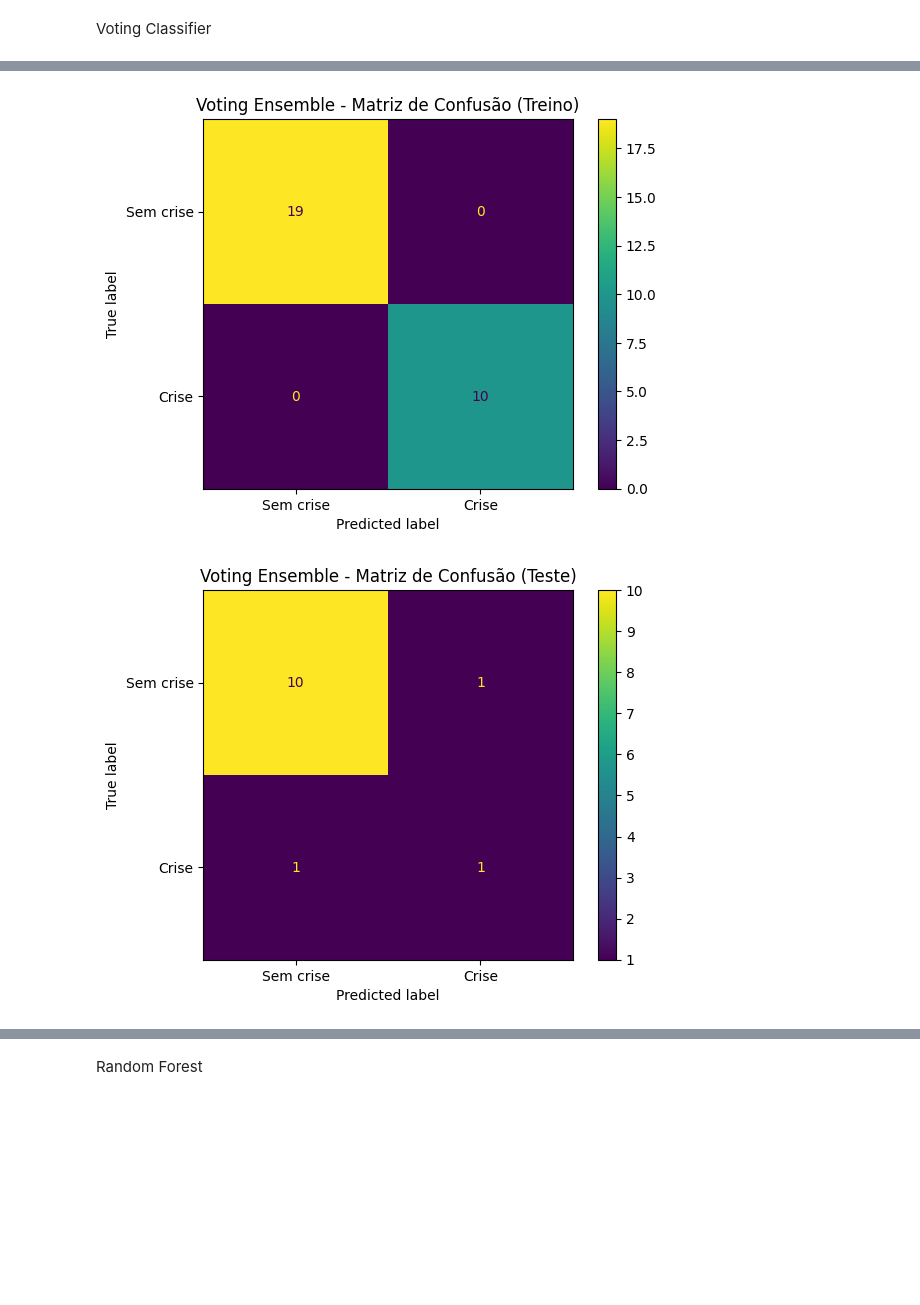
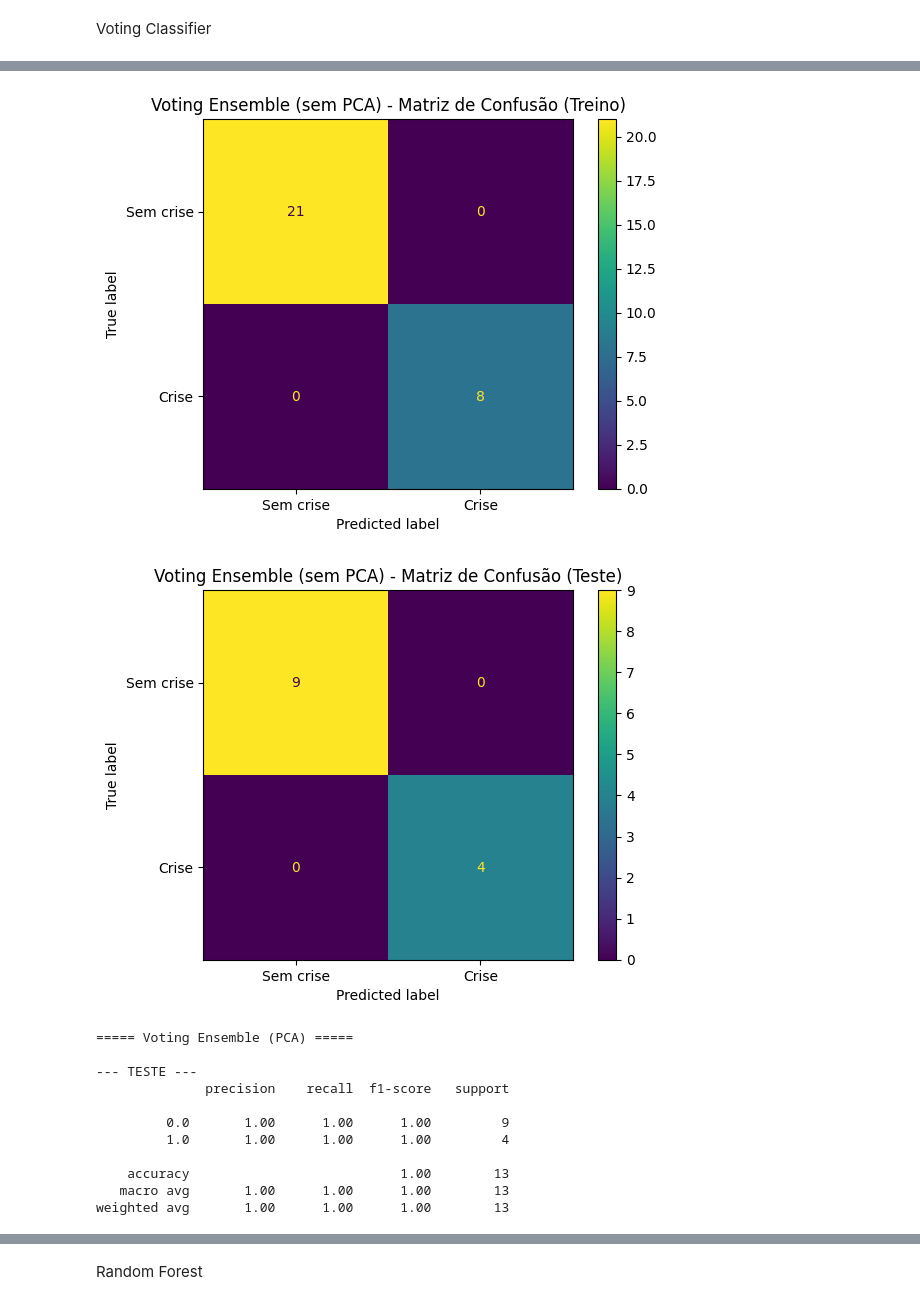
Before and after one commit to tcc-financial-crisis/clusterizacao, a Jupyter notebook: sprint1.ipynb, the cells around one changed output, grey strips where cells are left out. Saved outputs shown, nothing was run; the diff lists cells and outputs as text; code cells hidden in the pictures; blank space fills up the shorter version.

```diff
--- a/sprint1.ipynb
+++ b/sprint1.ipynb
@@ -38,15 +50,23 @@ Divisão entre dados de treino e teste
 # %%
 from sklearn.model_selection import train_test_split
 
-X = df_pca[features]
-y = df_pca["crisis_next_12m"]
+X_no_pca = df_no_pca[features]
+X_pca = df_pca[["pca_1", "pca_2"]]
+y = df_no_pca["crisis_next_12m"]
 
-X_train, X_test, y_train, y_test = train_test_split(
-    X,
+X_train_no_pca, X_test_no_pca, y_train_no_pca, y_test_no_pca = train_test_split(
+    X_no_pca,
     y,
     test_size=0.3,
     random_state=42
 )
+
+X_train_pca, X_test_pca, y_train_pca, y_test_pca = train_test_split(
+    X_pca,
+    y,
+    test_size=0.3,
+    random_state=42
+)
 # %% [markdown]
 Função base de treino, teste e plot dos modelos
 # %%
@@ -231,7 +333,6 @@ from sklearn.linear_model import LogisticRegression
 from sklearn.preprocessing import StandardScaler
 
 # ===== MODELOS BASE =====
-
 knn = Pipeline([
     ("scaler", StandardScaler()),
     ("model", KNeighborsClassifier(n_neighbors=7))
@@ -253,7 +354,7 @@ logreg = Pipeline([
 ])
 
 # ===== VOTING =====
-voting = VotingClassifier(
+voting_no_pca = VotingClassifier(
     estimators=[
         ("knn", knn),
         ("tree", tree),
@@ -262,17 +363,35 @@ voting = VotingClassifier(
     ],
     voting="soft"
 )
+voting_no_pca.fit(X_train_no_pca, y_train_no_pca)
 
-# ===== TREINAR =====
-voting.fit(X_train, y_train)
+avaliar_modelo(
+    voting_no_pca,
+    X_train_no_pca,
+    X_test_no_pca,
+    y_train_no_pca,
+    y_test_no_pca,
+    nome_modelo="Voting Ensemble (sem PCA)"
+)
 
-# ===== AVALIAÇÃO =====
+# ===== TREINAR COM PCA =====
+voting_pca = VotingClassifier(
+    estimators=[
+        ("knn", knn),
+        ("tree", tree),
+        ("rf", rf),
+        ("logreg", logreg)
+    ],
+    voting="soft"
+)
+voting_pca.fit(X_train_pca, y_train_pca)
+
 avaliar_modelo(
-    voting,
-    X_train,
-    X_test,
-    y_train,
-    y_test,
-    nome_modelo="Voting Ensemble"
+    voting_pca,
+    X_train_pca,
+    X_test_pca,
+    y_train_pca,
+    y_test_pca,
+    nome_modelo="Voting Ensemble (PCA)"
 )
 # %% [output]
@@ -290,2 +409,13 @@ weighted avg       0.85      0.85      0.85        13
-[figure, old version]
+[figure, new version]
-[figure, old version]
+[figure, new version]
+===== Voting Ensemble (PCA) =====
+
+--- TESTE ---
+              precision    recall  f1-score   support
+
+         0.0       1.00      1.00      1.00         9
+         1.0       1.00      1.00      1.00         4
+
+    accuracy                           1.00        13
+   macro avg       1.00      1.00      1.00        13
+weighted avg       1.00      1.00      1.00        13
```
Also changed, not shown: parts of 5 cells of this notebook.
